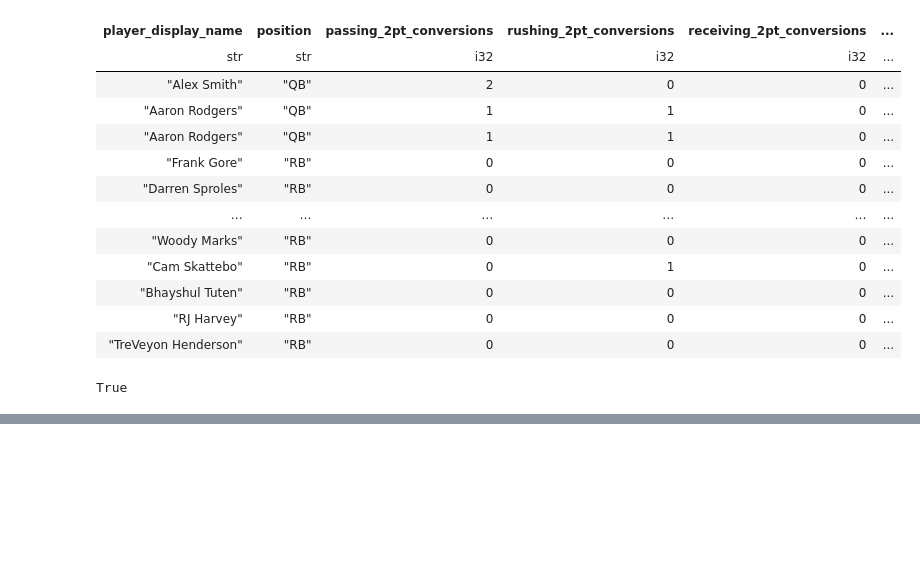
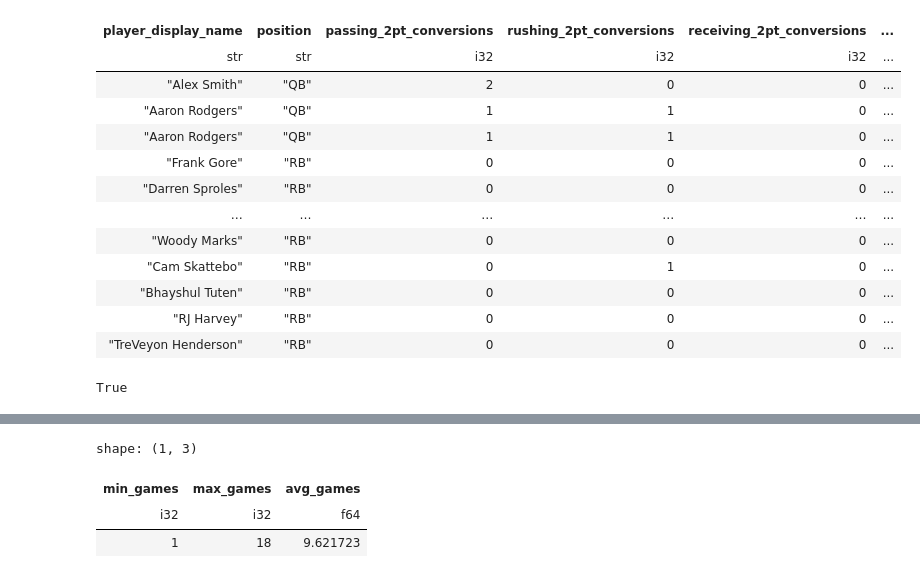
Before and after one commit to thjquinn/fantasy-football-projection-model, a Jupyter notebook: notebooks/01_data_collection.ipynb, the cells around one changed output, grey strips where cells are left out. Saved outputs shown, nothing was run; the diff lists cells and outputs as text; code cells hidden in the pictures; blank space fills up the shorter version.

```diff
--- a/notebooks/01_data_collection.ipynb
+++ b/notebooks/01_data_collection.ipynb
@@ -304,0 +362,12 @@ True
+# %%
+# 6. Check games played
+player_stats_core.select(
+    pl.col("games").min().alias("min_games"),
+    pl.col("games").max().alias("max_games"),
+    pl.col("games").mean().alias("avg_games")
+)
+# %% [output]
+shape: (1, 3)
+| min_games | max_games | avg_games |
+| i32 | i32 | f64 |
+| 1 | 18 | 9.621723 |
```
Also changed, not shown: parts of 7 cells of this notebook, 2 other files.
